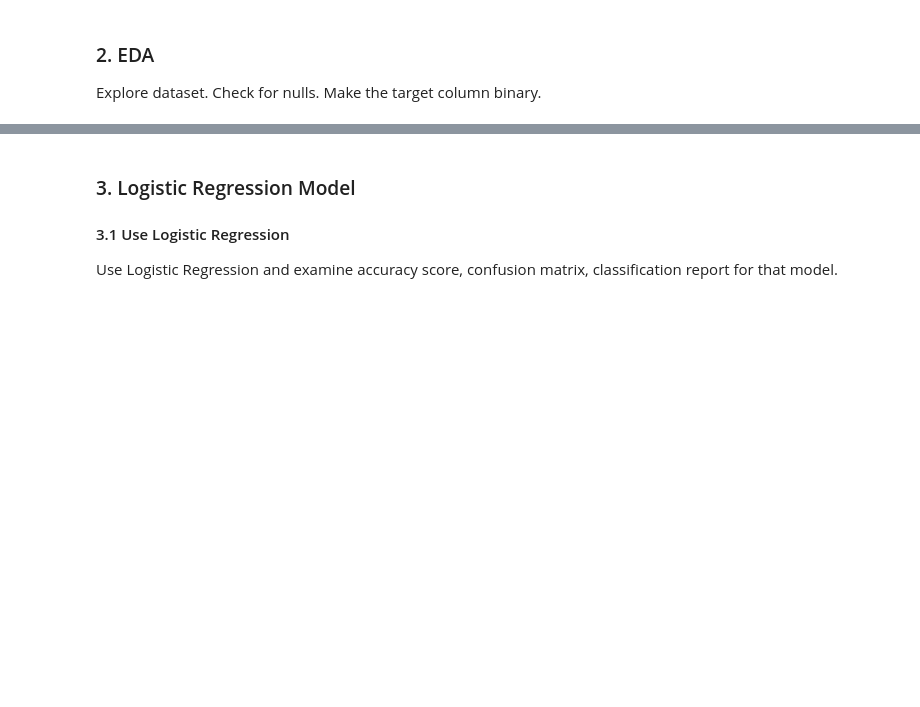
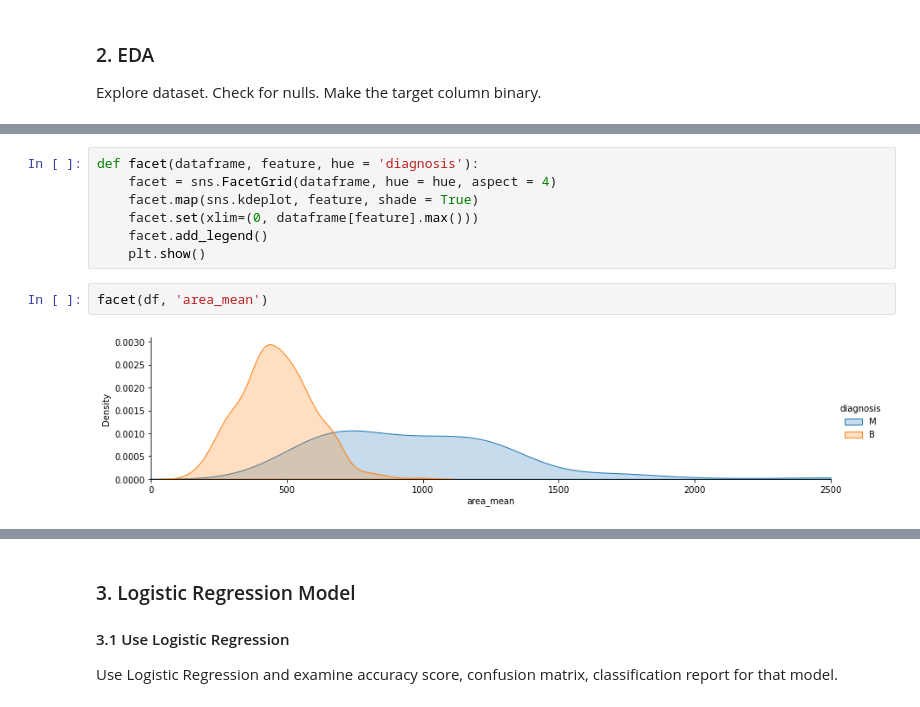
Before and after one commit to NPHansen/DS_AI, a Jupyter notebook: Lab 5/IOD_Lab_5_1_1.ipynb, the cells around one changed output, grey strips where cells are left out. Drawn from its saved outputs; the diff is of its cells as text; blank space fills up the shorter version.

```diff
--- a/Lab 5/IOD_Lab_5_1_1.ipynb
+++ b/Lab 5/IOD_Lab_5_1_1.ipynb
@@ -59,0 +164,11 @@ Explore dataset. Check for nulls. Make the target column binary.
+# %%
+def facet(dataframe, feature, hue = 'diagnosis'):
+    facet = sns.FacetGrid(dataframe, hue = hue, aspect = 4)
+    facet.map(sns.kdeplot, feature, shade = True)
+    facet.set(xlim=(0, dataframe[feature].max()))
+    facet.add_legend()
+    plt.show()
+# %%
+facet(df, 'area_mean')
+# %% [output]
+[figure, added]
```
Also changed, not shown: parts of 50 cells of this notebook.
